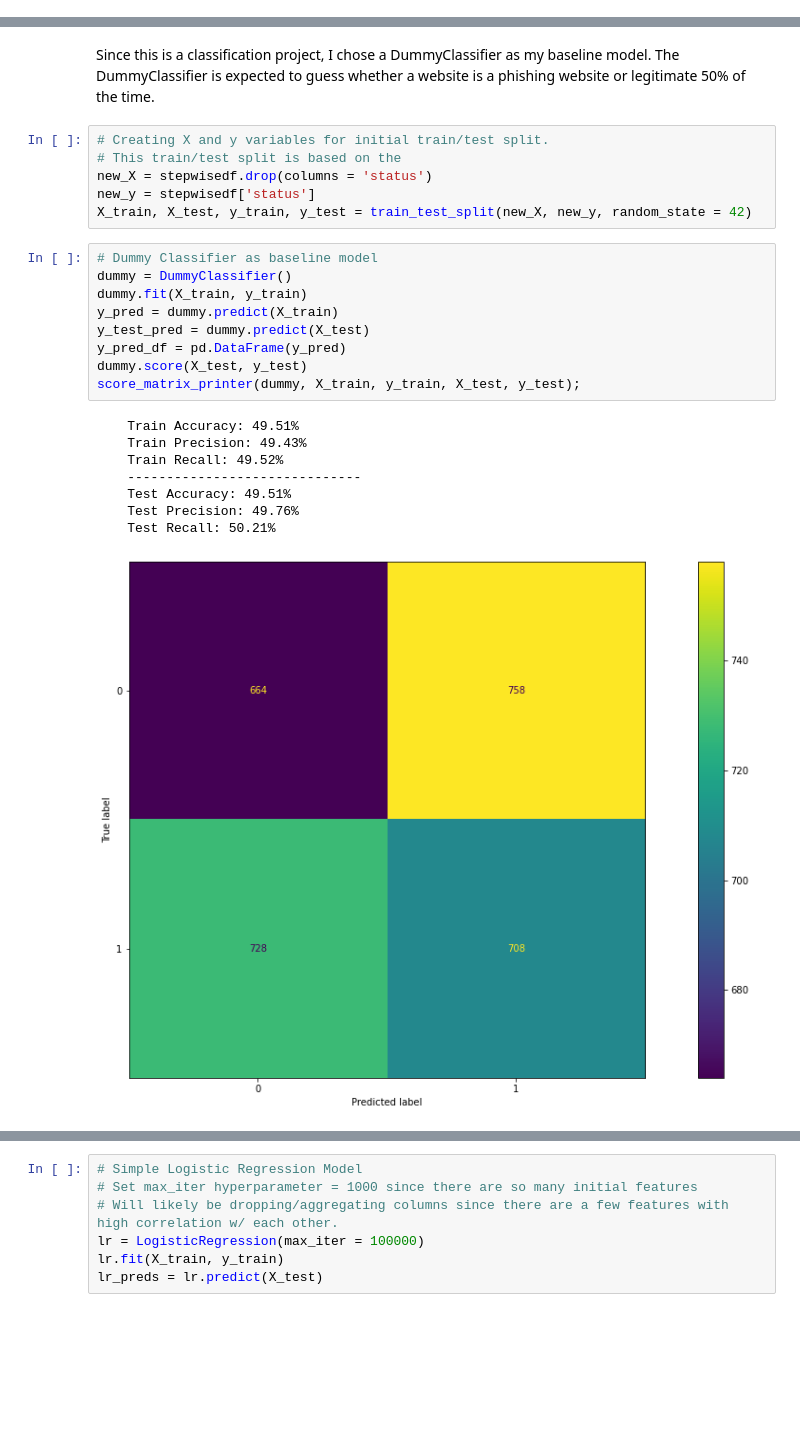
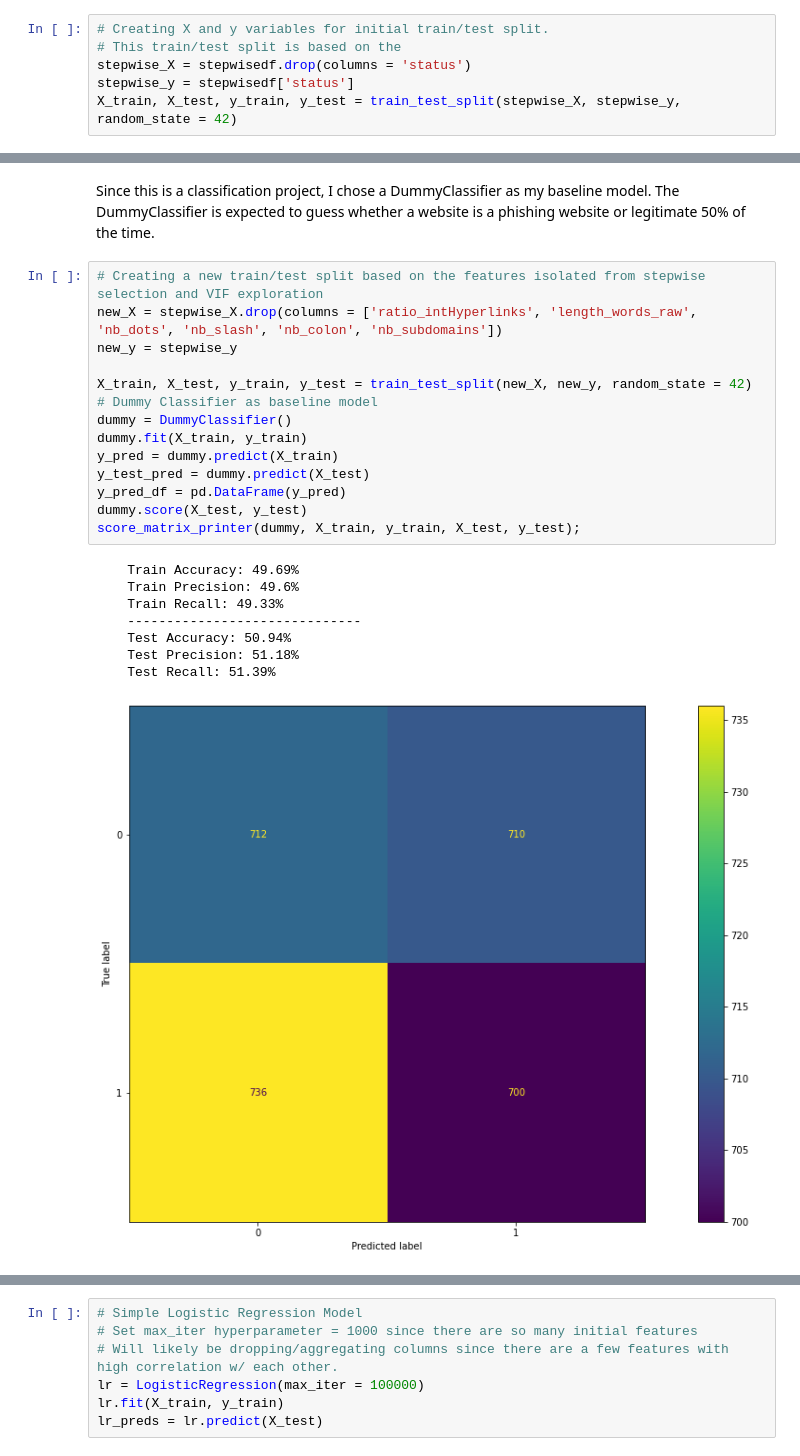
Before and after one commit to petercvuong/Phishing-Detector-Capstone, a Jupyter notebook: Phishing Project Notebook.ipynb, the cells around one changed output, grey strips where cells are left out. Cells and saved outputs as stored; diff of their text form; blank space fills up the shorter version.

```diff
--- a/Phishing Project Notebook.ipynb
+++ b/Phishing Project Notebook.ipynb
@@ -287,0 +309,6 @@ Based on an alpha value of significance of 0.05, we were able to drop our featur
+# %%
+# Creating X and y variables for initial train/test split.
+# This train/test split is based on the
+stepwise_X = stepwisedf.drop(columns = 'status')
+stepwise_y = stepwisedf['status']
+X_train, X_test, y_train, y_test = train_test_split(stepwise_X, stepwise_y, random_state = 42)
@@ -290,26 +348,25 @@ Based on an alpha value of significance of 0.05, we were able to drop our featur
 # %% [markdown]
 Since this is a classification project, I chose a DummyClassifier as my baseline model. The DummyClassifier is expected to guess whether a website is a phishing website or legitimate 50% of the time.
-# %%
-# Creating X and y variables for initial train/test split.
-# This train/test split is based on the
-new_X = stepwisedf.drop(columns = 'status')
-new_y = stepwisedf['status']
-X_train, X_test, y_train, y_test = train_test_split(new_X, new_y, random_state = 42)
 # %%
+# Creating a new train/test split based on the features isolated from stepwise selection and VIF exploration
+new_X = stepwise_X.drop(columns = ['ratio_intHyperlinks', 'length_words_raw', 'nb_dots', 'nb_slash', 'nb_colon', 'nb_subdomains'])
+new_y = stepwise_y
+
+X_train, X_test, y_train, y_test = train_test_split(new_X, new_y, random_state = 42)
 # Dummy Classifier as baseline model
 dummy = DummyClassifier()
 dummy.fit(X_train, y_train)
 y_pred = dummy.predict(X_train)
 y_test_pred = dummy.predict(X_test)
 y_pred_df = pd.DataFrame(y_pred)
 dummy.score(X_test, y_test)
 score_matrix_printer(dummy, X_train, y_train, X_test, y_test);
 # %% [output]
-    Train Accuracy: 49.51%
-    Train Precision: 49.43%
-    Train Recall: 49.52%
+    Train Accuracy: 49.69%
+    Train Precision: 49.6%
+    Train Recall: 49.33%
     ------------------------------
-    Test Accuracy: 49.51%
-    Test Precision: 49.76%
-    Test Recall: 50.21%
+    Test Accuracy: 50.94%
+    Test Precision: 51.18%
+    Test Recall: 51.39%
-[figure, old version]
+[figure, new version]
```
Also changed, not shown: parts of 76 cells of this notebook.
